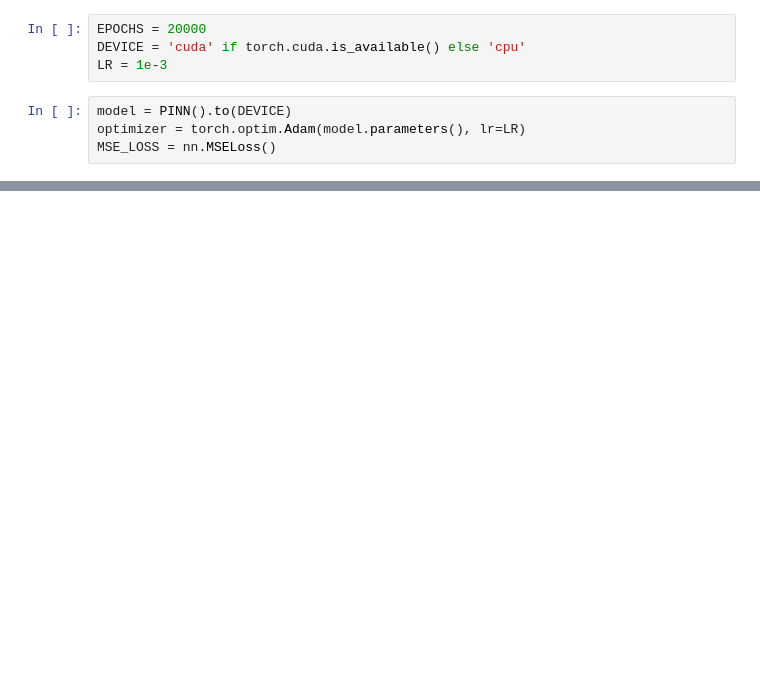
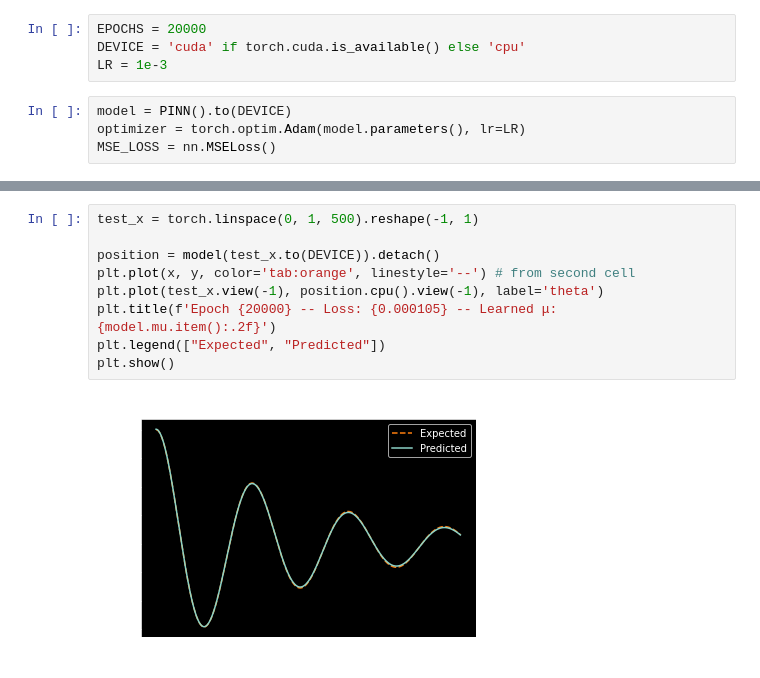
Before and after one commit to MasterMeep/PINN-1D-Harmonic-Oscillation-Approximation, a Jupyter notebook: main.ipynb, the cells around one changed output, grey strips where cells are left out. Drawn from its saved outputs; the diff is of its cells as text; blank space fills up the shorter version.

```diff
--- a/main.ipynb
+++ b/main.ipynb
@@ -126 +128,12 @@ Epoch: 6000     Overall Loss: 0.009655269794166088      PDE Loss: 0.009260890197
 ... (28 outputs left out)
+# %%
+test_x = torch.linspace(0, 1, 500).reshape(-1, 1)
+
+position = model(test_x.to(DEVICE)).detach()
+plt.plot(x, y, color='tab:orange', linestyle='--') # from second cell
+plt.plot(test_x.view(-1), position.cpu().view(-1), label='theta')
+plt.title(f'Epoch {20000} -- Loss: {0.000105} -- Learned μ: {model.mu.item():.2f}')
+plt.legend(["Expected", "Predicted"])
+plt.show()
+# %% [output]
+[figure, added]
```
Also changed, not shown: parts of 4 cells of this notebook.
